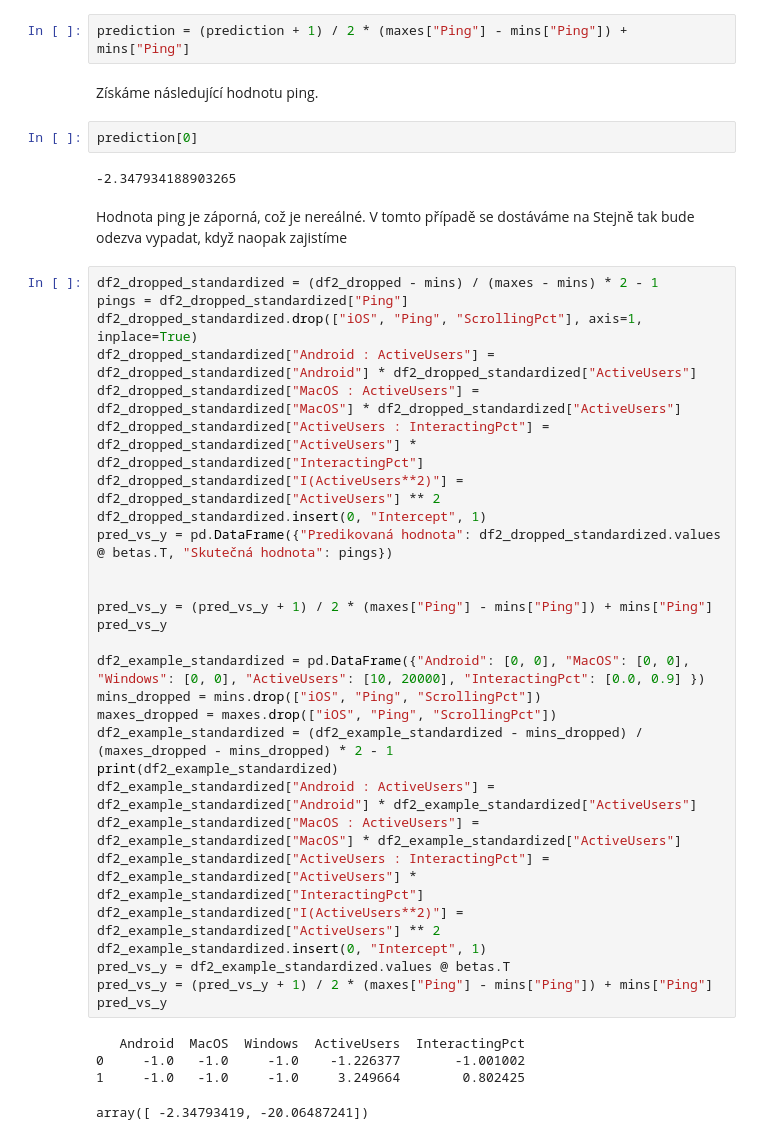
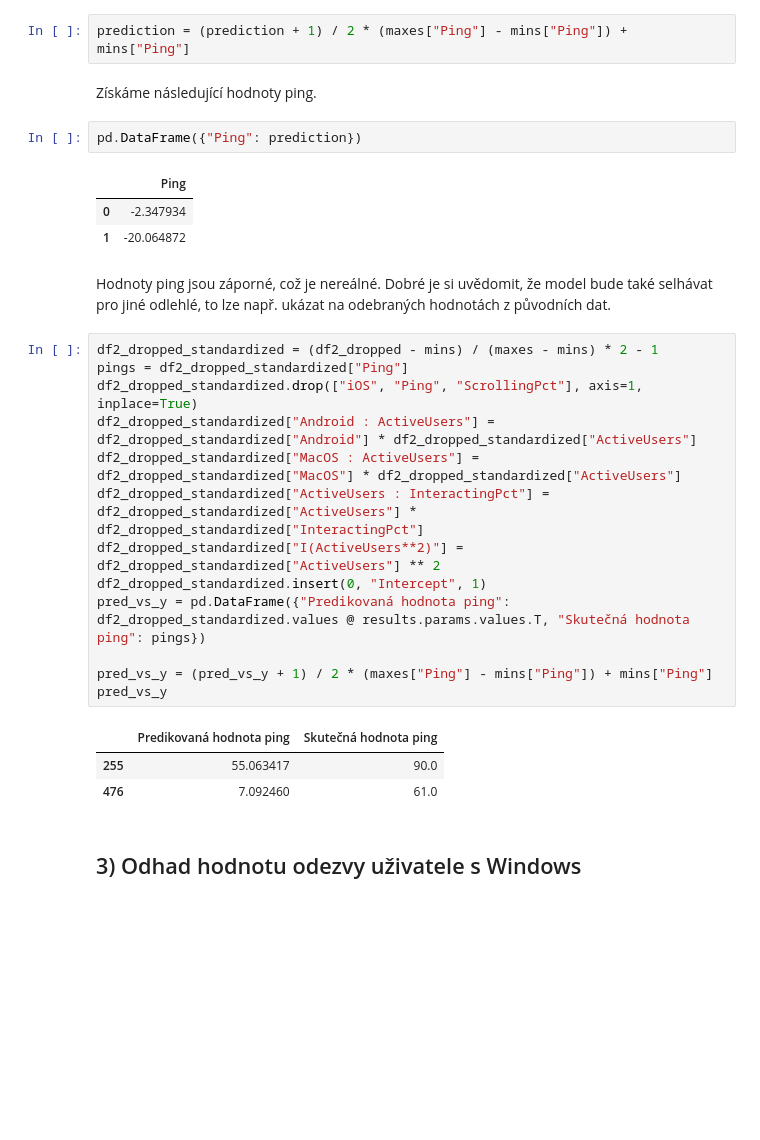
Before and after one commit to xmihol00/MSP, a Jupyter notebook: proj2/proj2.ipynb, the cells around one changed output. Drawn from its saved outputs; the diff is of its cells as text; blank space fills up the shorter version.

```diff
--- a/proj2/proj2.ipynb
+++ b/proj2/proj2.ipynb
@@ -752,43 +754,31 @@ Provedeme inverzi standardizace.
 # %%
 prediction = (prediction + 1) / 2 * (maxes["Ping"] - mins["Ping"]) + mins["Ping"]
 # %% [markdown]
-Získáme následující hodnotu ping.
+Získáme následující hodnoty ping.
-# %%
-prediction[0]
-# %% [output]
--2.347934188903265
-# %% [markdown]
-Hodnota ping je záporná, což je nereálné. V tomto případě se dostáváme na  Stejně tak bude odezva vypadat, když naopak zajistíme
+# %%
+pd.DataFrame({"Ping": prediction})
+# %% [output]
+|  | Ping |
+| 0 | -2.347934 |
+| 1 | -20.064872 |
+# %% [markdown]
+Hodnoty ping jsou záporné, což je nereálné. Dobré je si uvědomit, že model bude také selhávat pro jiné odlehlé, to lze např. ukázat na odebraných hodnotách z původních dat.
 # %%
 df2_dropped_standardized = (df2_dropped - mins) / (maxes - mins) * 2 - 1
 pings = df2_dropped_standardized["Ping"]
 df2_dropped_standardized.drop(["iOS", "Ping", "ScrollingPct"], axis=1, inplace=True)
 df2_dropped_standardized["Android : ActiveUsers"] = df2_dropped_standardized["Android"] * df2_dropped_standardized["ActiveUsers"]
 df2_dropped_standardized["MacOS : ActiveUsers"] = df2_dropped_standardized["MacOS"] * df2_dropped_standardized["ActiveUsers"]
 df2_dropped_standardized["ActiveUsers : InteractingPct"] = df2_dropped_standardized["ActiveUsers"] * df2_dropped_standardized["InteractingPct"]
 df2_dropped_standardized["I(ActiveUsers**2)"] = df2_dropped_standardized["ActiveUsers"] ** 2
 df2_dropped_standardized.insert(0, "Intercept", 1)
-pred_vs_y = pd.DataFrame({"Predikovaná hodnota": df2_dropped_standardized.values @ betas.T, "Skutečná hodnota": pings})
-
+pred_vs_y = pd.DataFrame({"Predikovaná hodnota ping": df2_dropped_standardized.values @ results.params.values.T, "Skutečná hodnota ping": pings})
 
 pred_vs_y = (pred_vs_y + 1) / 2 * (maxes["Ping"] - mins["Ping"]) + mins["Ping"]
 pred_vs_y
-
-df2_example_standardized = pd.DataFrame({"Android": [0, 0], "MacOS": [0, 0], "Windows": [0, 0], "ActiveUsers": [10, 20000], "InteractingPct": [0.0, 0.9] })
-mins_dropped = mins.drop(["iOS", "Ping", "ScrollingPct"])
-maxes_dropped = maxes.drop(["iOS", "Ping", "ScrollingPct"])
-df2_example_standardized = (df2_example_standardized - mins_dropped) / (maxes_dropped - mins_dropped) * 2 - 1
-print(df2_example_standardized)
-df2_example_standardized["Android : ActiveUsers"] = df2_example_standardized["Android"] * df2_example_standardized["ActiveUsers"]
-df2_example_standardized["MacOS : ActiveUsers"] = df2_example_standardized["MacOS"] * df2_example_standardized["ActiveUsers"]
-df2_example_standardized["ActiveUsers : InteractingPct"] = df2_example_standardized["ActiveUsers"] * df2_example_standardized["InteractingPct"]
-df2_example_standardized["I(ActiveUsers**2)"] = df2_example_standardized["ActiveUsers"] ** 2
-df2_example_standardized.insert(0, "Intercept", 1)
-pred_vs_y = df2_example_standardized.values @ betas.T
-pred_vs_y = (pred_vs_y + 1) / 2 * (maxes["Ping"] - mins["Ping"]) + mins["Ping"]
-pred_vs_y
 # %% [output]
-   Android  MacOS  Windows  ActiveUsers  InteractingPct
-0     -1.0   -1.0     -1.0    -1.226377       -1.001002
-1     -1.0   -1.0     -1.0     3.249664        0.802425
-array([ -2.34793419, -20.06487241])
+|  | Predikovaná hodnota ping | Skutečná hodnota ping |
+| 255 | 55.063417 | 90.0 |
+| 476 | 7.092460 | 61.0 |
+# %% [markdown]
+## 3) Odhad hodnotu odezvy uživatele s Windows
```
Also changed, not shown: parts of 14 cells of this notebook.
